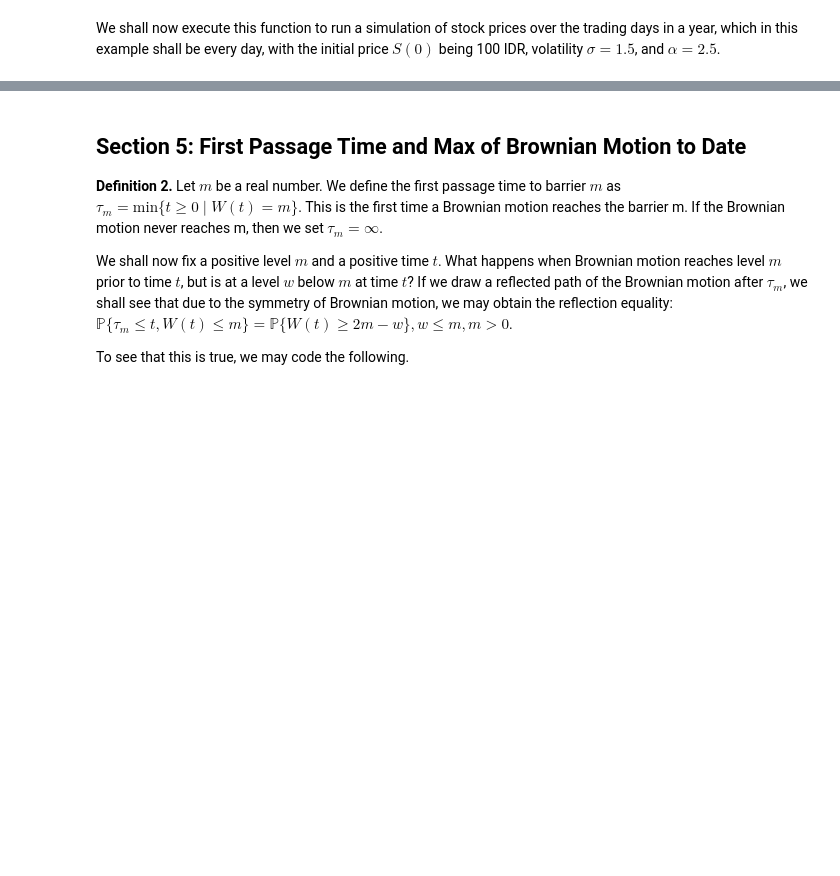
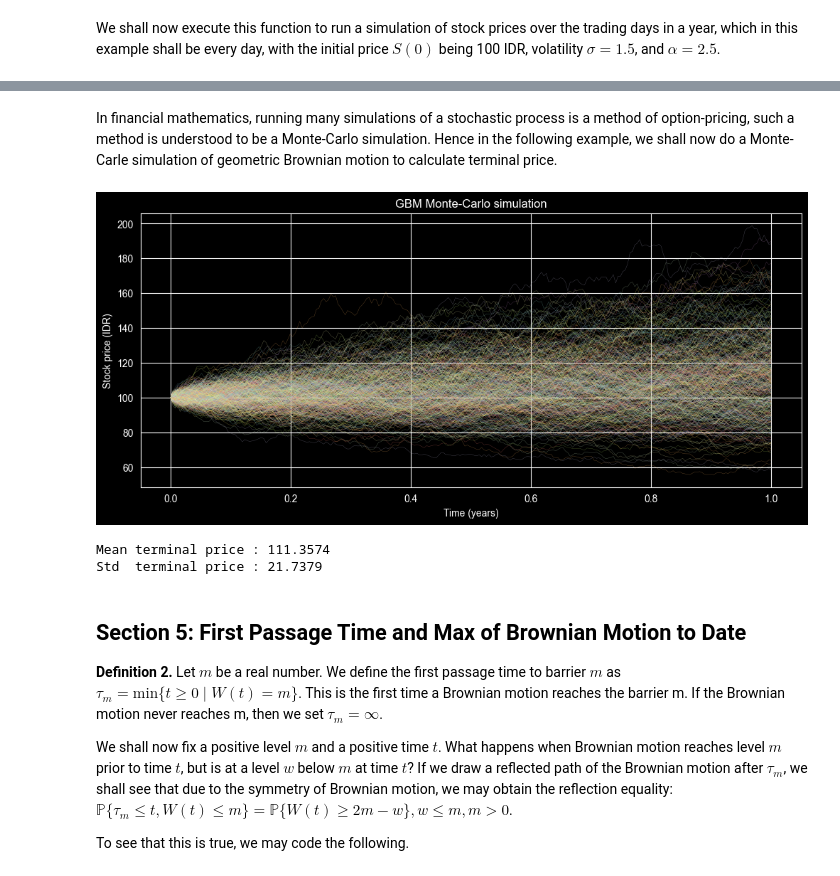
Before and after one commit to patricklin888/Simple-Projects, a Jupyter notebook: brownian_motion.ipynb, the cells around one changed output, grey strips where cells are left out. Cells and saved outputs as stored; diff of their text form; code cells hidden in the pictures; blank space fills up the shorter version.

```diff
--- a/brownian_motion.ipynb
+++ b/brownian_motion.ipynb
@@ -222,3 +223,39 @@ plot_gbm(annual_trading_days=252, initial_stock_price=100, volatility=1.5, alpha
+# %%
+def simulate_gbm_paths(k, N, initial_stock_price, volatility, alpha):
+
+    S0 = initial_stock_price
+    dt = 1 / (N - 1)
+    beta = alpha - 0.5 * volatility**2
+
+    X = rng.normal(0, 1, (k, N - 1))
+    log_returns = volatility * X * np.sqrt(dt) + beta * dt
+
+    # Prepend a column of zeros so each path starts at log(S0/S0) = 0
+    zeros = np.zeros((k, 1))
+    log_paths = np.concatenate([zeros, np.cumsum(log_returns, axis=1)], axis=1)
+
+    S = S0 * np.exp(log_paths)
+    t = np.linspace(0, 1, N)
+
+    fig, ax = plt.subplots(figsize=(12, 5))
+    ax.plot(t, S.T, linewidth=0.3, alpha=0.4)
+    ax.set_xlabel("Time (years)")
+    ax.set_ylabel("Stock price (IDR)")
+    ax.set_title("GBM Monte-Carlo simulation")
+    plt.show()
+
+    # Terminal prices are just the last column
+    terminal = S[:, -1]
+    print(f"Mean terminal price : {terminal.mean():.4f}")
+    print(f"Std  terminal price : {terminal.std():.4f}")
+# %% [markdown]
+In financial mathematics, running many simulations of a stochastic process is a method of option-pricing, such a method is understood to be a Monte-Carlo simulation. Hence in the following example, we shall now do a Monte-Carle simulation of geometric Brownian motion to calculate terminal price.
+# %%
+simulate_gbm_paths(k=500, N=252, initial_stock_price=100, volatility=0.2, alpha=0.1)
+# %% [output]
+[figure, added]
+Mean terminal price : 111.3574
+Std  terminal price : 21.7379
 # %% [markdown]
 ## Section 5: First Passage Time and Max of Brownian Motion to Date
 
```
Also changed, not shown: parts of 15 cells of this notebook.
